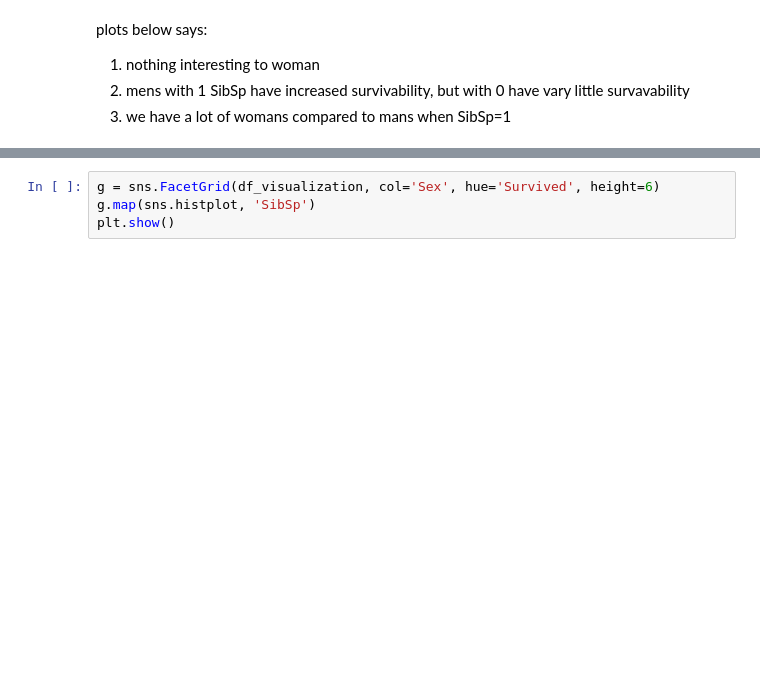
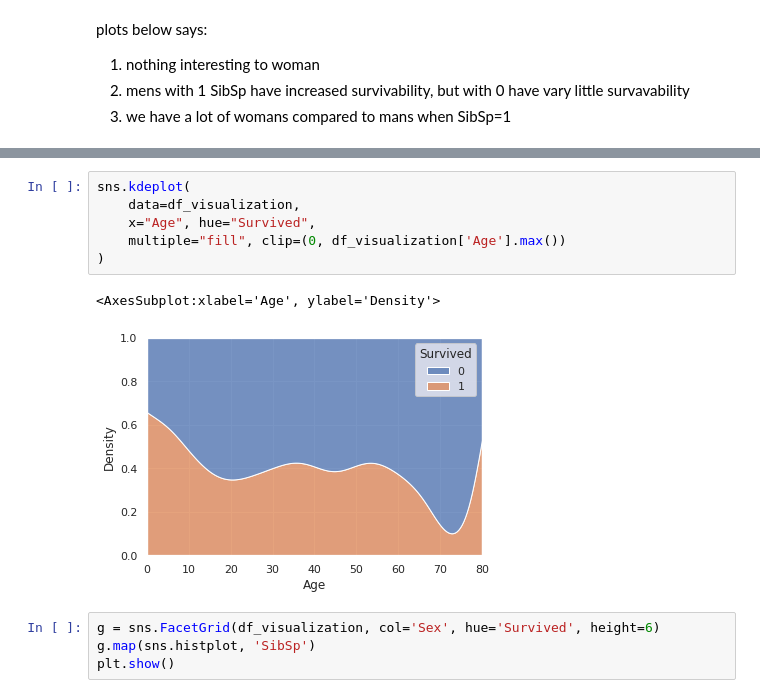
Before and after one commit to VsevolodKozlov-git/kaggle-titanic-competition, a Jupyter notebook: main.ipynb, the cells around one changed output, grey strips where cells are left out. Drawn from its saved outputs; the diff is of its cells as text; blank space fills up the shorter version.

```diff
--- a/main.ipynb
+++ b/main.ipynb
@@ -174,3 +162,12 @@ plots below says:
+# %%
+sns.kdeplot(
+    data=df_visualization,
+    x="Age", hue="Survived",
+    multiple="fill", clip=(0, df_visualization['Age'].max())
+)
+# %% [output]
+<AxesSubplot:xlabel='Age', ylabel='Density'>
+[figure, added]
 # %%
 g = sns.FacetGrid(df_visualization, col='Sex', hue='Survived', height=6)
 g.map(sns.histplot, 'SibSp')
```
Also changed, not shown: parts of 8 cells of this notebook, 2 other files.
